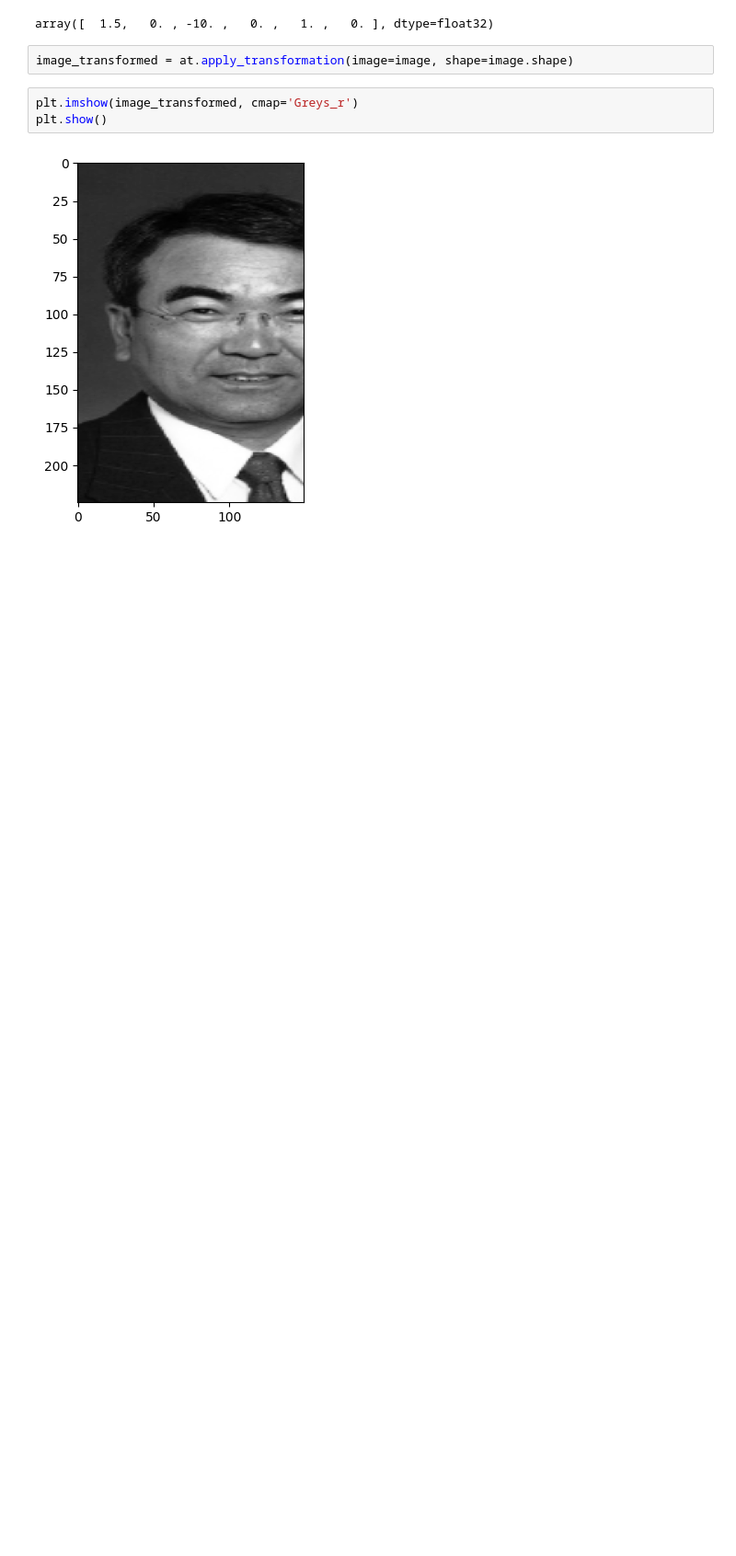
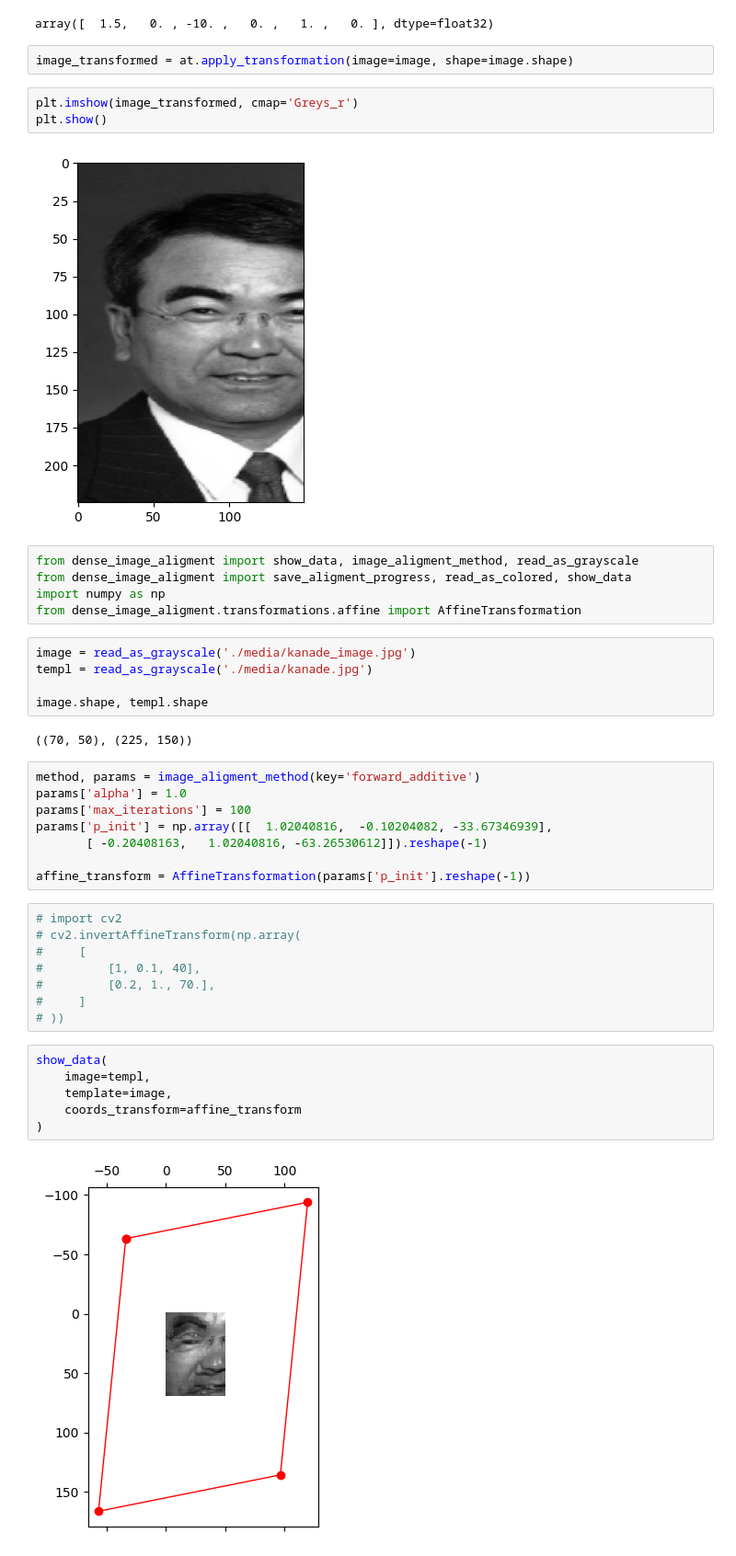
Before and after one commit to GerasimovIV/dense_image_aligment, a Jupyter notebook: ExampleAffine.ipynb, the cells around one changed output. Shown at 92% size. Saved outputs shown, nothing was run; the diff lists cells and outputs as text; blank space fills up the shorter version.

Commit message:
written first implementation for forward_additive

```diff
--- a/ExampleAffine.ipynb
+++ b/ExampleAffine.ipynb
@@ -25,3 +25,39 @@ plt.imshow(image_transformed, cmap='Greys_r')
 plt.show()
 # %% [output]
 [figure]
+# %%
+from dense_image_aligment import show_data, image_aligment_method, read_as_grayscale
+from dense_image_aligment import save_aligment_progress, read_as_colored, show_data
+import numpy as np
+from dense_image_aligment.transformations.affine import AffineTransformation
+# %%
+image = read_as_grayscale('./media/kanade_image.jpg')
+templ = read_as_grayscale('./media/kanade.jpg')
+
+image.shape, templ.shape
+# %% [output]
+((70, 50), (225, 150))
+# %%
+method, params = image_aligment_method(key='forward_additive')
+params['alpha'] = 1.0
+params['max_iterations'] = 100
+params['p_init'] = np.array([[  1.02040816,  -0.10204082, -33.67346939],
+       [ -0.20408163,   1.02040816, -63.26530612]]).reshape(-1)
+
+affine_transform = AffineTransformation(params['p_init'].reshape(-1))
+# %%
+# import cv2
+# cv2.invertAffineTransform(np.array(
+#     [
+#         [1, 0.1, 40],
+#         [0.2, 1., 70.],
+#     ]
+# ))
+# %%
+show_data(
+    image=templ,
+    template=image,
+    coords_transform=affine_transform
+)
+# %% [output]
+[figure, added]
```
Also changed, not shown: parts of 4 cells of this notebook, 7 other files.
